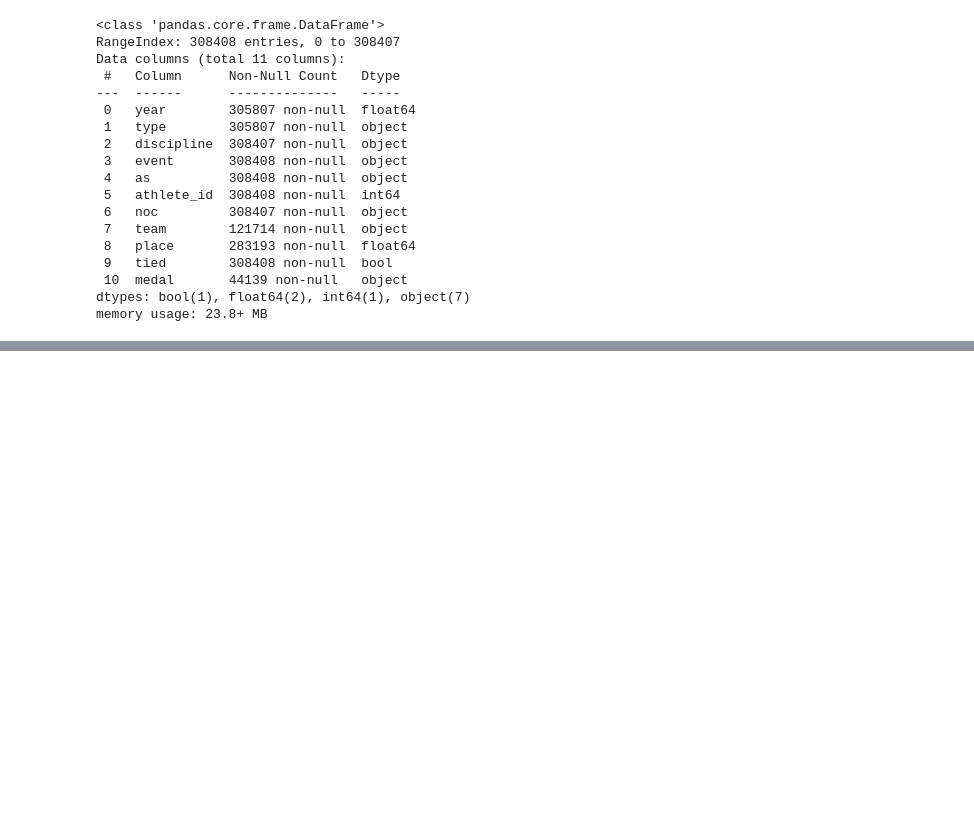
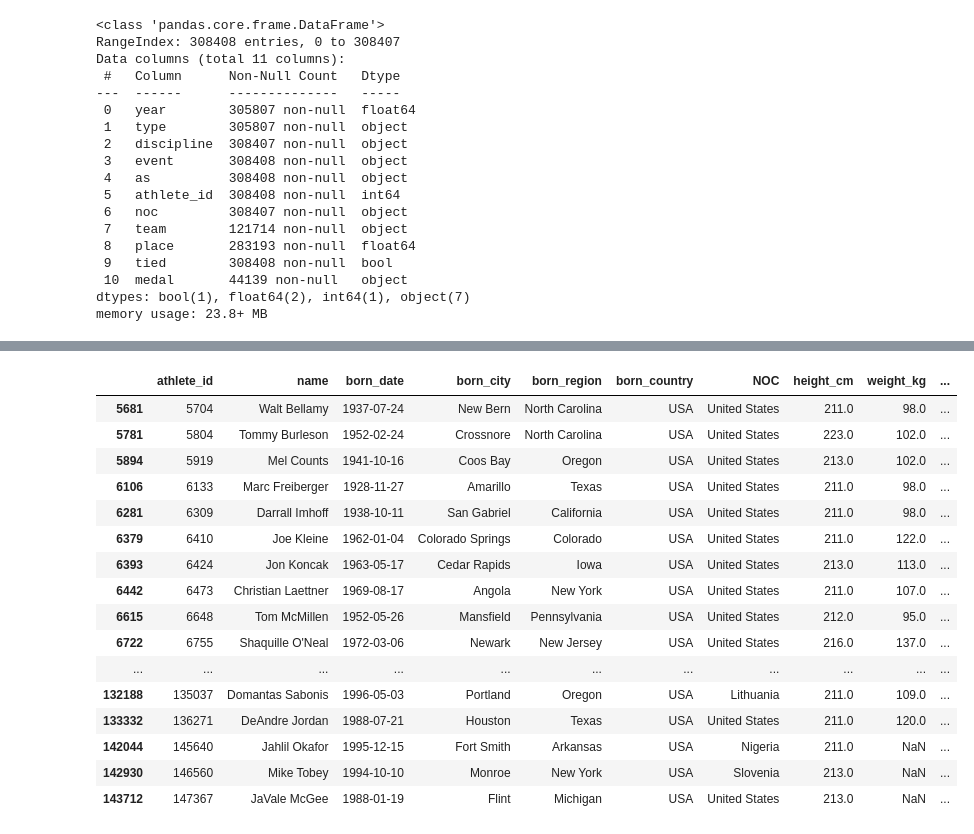
Before and after one commit to keshav2603/pandas-basic, a Jupyter notebook: first.ipynb, the cells around one changed output, grey strips where cells are left out. Drawn from its saved outputs; the diff is of its cells as text; code cells hidden in the pictures; blank space fills up the shorter version.

Commit message:
pandas practice with data imported form a file

```diff
--- a/first.ipynb
+++ b/first.ipynb
@@ -106,3 +107,6 @@ Data columns (total 11 columns):
  10  medal       44139 non-null   object
 dtypes: bool(1), float64(2), int64(1), object(7)
 memory usage: 23.8+ MB
+# %%
+bios = pd.read_csv("./warmup-data/bios.csv")
+bios.head()
@@ -108,0 +307,27 @@ memory usage: 23.8+ MB
+# %%
+# bios.loc[bios["height_cm"]>220,["name","height_cm"]]
+
+# other way to do it
+bios[bios["height_cm"]>220][["name","height_cm"]]
+
+# adding multiple condition
+
+bios[(bios["height_cm"]>210) & (bios["born_country"]=="USA")]
+# %% [output]
+|  | athlete_id | name | born_date | born_city | born_region | born_country | NOC | height_cm | weight_kg | ... |
+| 5681 | 5704 | Walt Bellamy | 1937-07-24 | New Bern | North Carolina | USA | United States | 211.0 | 98.0 | ... |
+| 5781 | 5804 | Tommy Burleson | 1952-02-24 | Crossnore | North Carolina | USA | United States | 223.0 | 102.0 | ... |
+| 5894 | 5919 | Mel Counts | 1941-10-16 | Coos Bay | Oregon | USA | United States | 213.0 | 102.0 | ... |
+| 6106 | 6133 | Marc Freiberger | 1928-11-27 | Amarillo | Texas | USA | United States | 211.0 | 98.0 | ... |
+| 6281 | 6309 | Darrall Imhoff | 1938-10-11 | San Gabriel | California | USA | United States | 211.0 | 98.0 | ... |
+| 6379 | 6410 | Joe Kleine | 1962-01-04 | Colorado Springs | Colorado | USA | United States | 211.0 | 122.0 | ... |
+| 6393 | 6424 | Jon Koncak | 1963-05-17 | Cedar Rapids | Iowa | USA | United States | 213.0 | 113.0 | ... |
+| 6442 | 6473 | Christian Laettner | 1969-08-17 | Angola | New York | USA | United States | 211.0 | 107.0 | ... |
+| 6615 | 6648 | Tom McMillen | 1952-05-26 | Mansfield | Pennsylvania | USA | United States | 212.0 | 95.0 | ... |
+| 6722 | 6755 | Shaquille O'Neal | 1972-03-06 | Newark | New Jersey | USA | United States | 216.0 | 137.0 | ... |
+| ... | ... | ... | ... | ... | ... | ... | ... | ... | ... | ... |
+| 132188 | 135037 | Domantas Sabonis | 1996-05-03 | Portland | Oregon | USA | Lithuania | 211.0 | 109.0 | ... |
+| 133332 | 136271 | DeAndre Jordan | 1988-07-21 | Houston | Texas | USA | United States | 211.0 | 120.0 | ... |
+| 142044 | 145640 | Jahlil Okafor | 1995-12-15 | Fort Smith | Arkansas | USA | Nigeria | 211.0 | NaN | ... |
+| 142930 | 146560 | Mike Tobey | 1994-10-10 | Monroe | New York | USA | Slovenia | 213.0 | NaN | ... |
+| 143712 | 147367 | JaVale McGee | 1988-01-19 | Flint | Michigan | USA | United States | 213.0 | NaN | ... |
```
Also changed, not shown: parts of 20 cells of this notebook.
